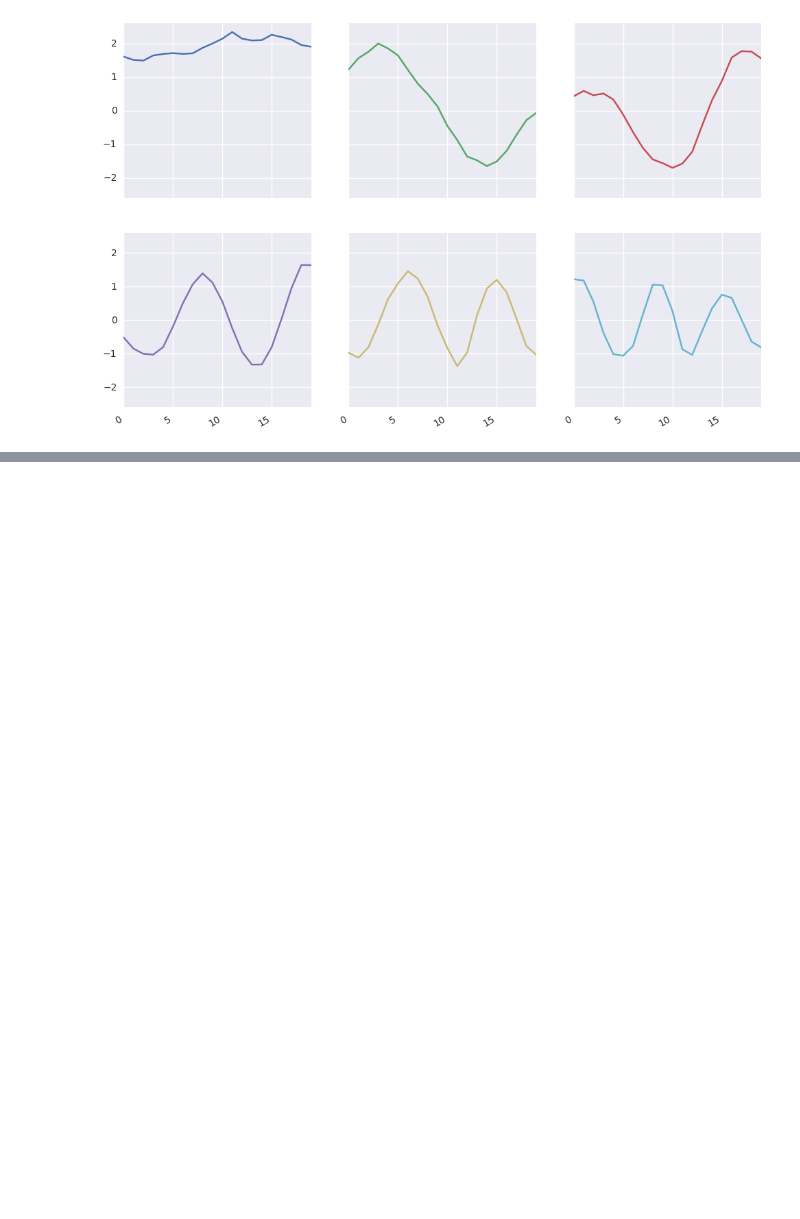
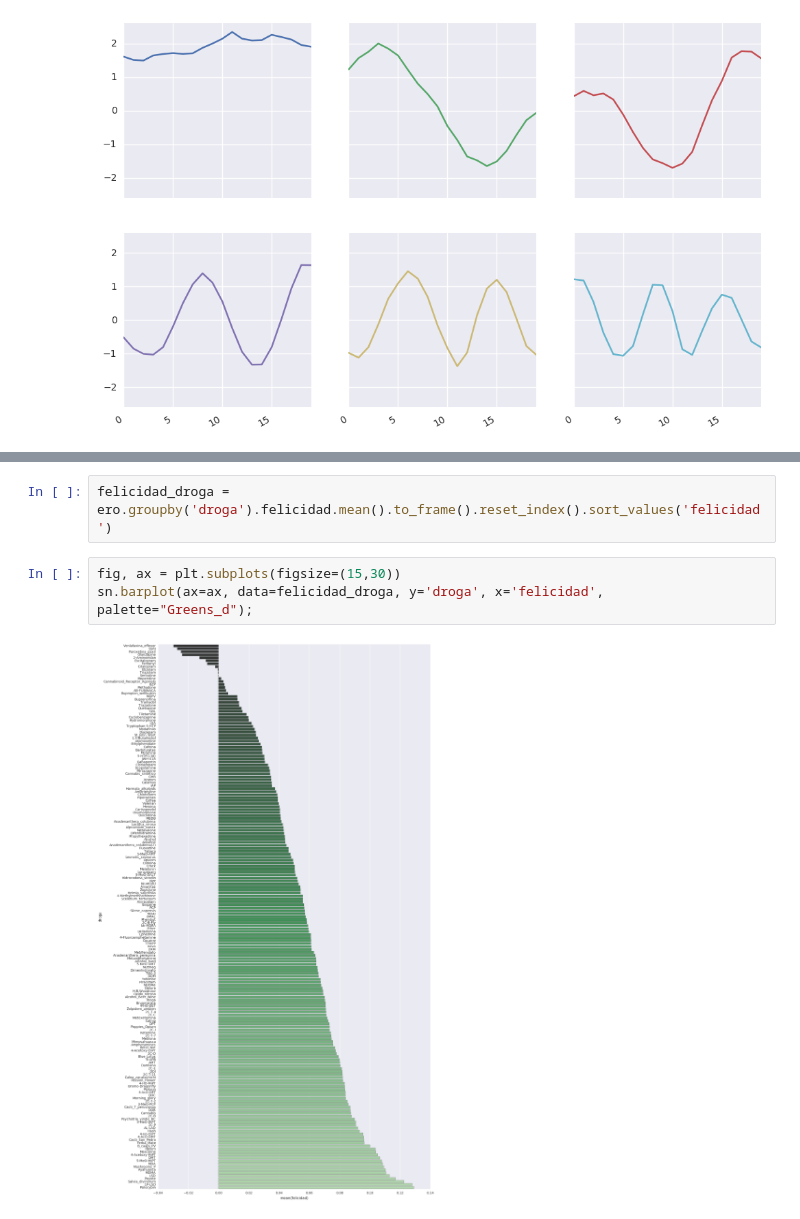
Before and after one commit to matiasbattocchia/tesis, a Jupyter notebook: Tesis.ipynb, the cells around one changed output, grey strips where cells are left out. Cells and saved outputs as stored; diff of their text form; blank space fills up the shorter version.

```diff
--- a/Tesis.ipynb
+++ b/Tesis.ipynb
@@ -198,0 +247,7 @@ paradigmas.plot(subplots=True, layout=(2,3), sharey=True, ylim=(-2.6,2.6), figsi
+# %%
+felicidad_droga = ero.groupby('droga').felicidad.mean().to_frame().reset_index().sort_values('felicidad')
+# %%
+fig, ax = plt.subplots(figsize=(15,30))
+sn.barplot(ax=ax, data=felicidad_droga, y='droga', x='felicidad', palette="Greens_d");
+# %% [output]
+[figure, added]
```
Also changed, not shown: parts of 16 cells of this notebook.
